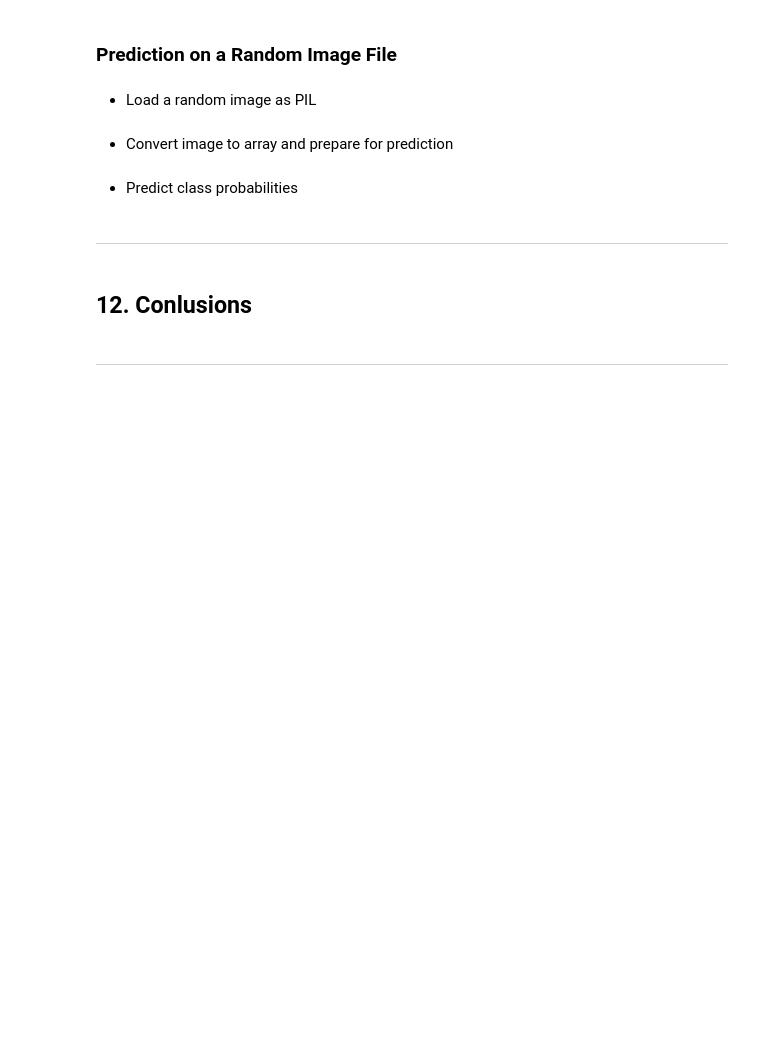
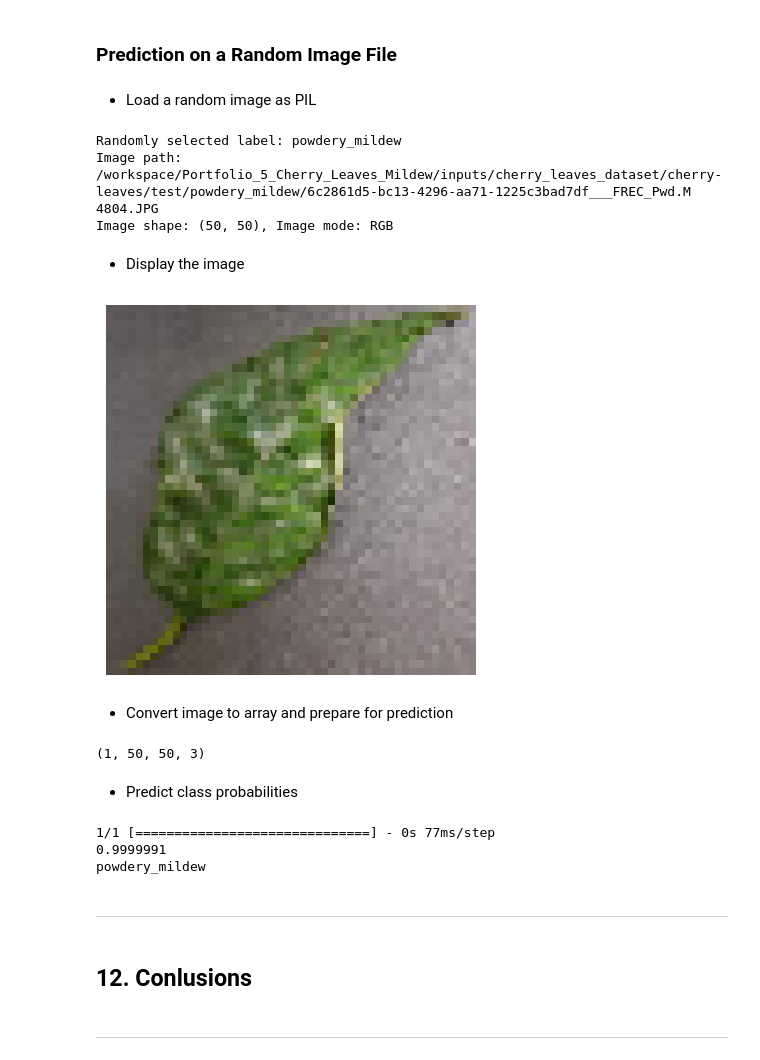
Before and after one commit to adamolnar/Portfolio_5_Cherry_Leaves_Mildew, a Jupyter notebook: jupyter_notebooks/03-DataModelling.ipynb, the cells around one changed output. Saved outputs shown, nothing was run; the diff lists cells and outputs as text; code cells hidden in the pictures; blank space fills up the shorter version.

Commit message:
Add Predition on a Random Image Files and Cocnlusions to DataModelling

```diff
--- a/jupyter_notebooks/03-DataModelling.ipynb
+++ b/jupyter_notebooks/03-DataModelling.ipynb
@@ -438,34 +509,69 @@ joblib.dump(value=evaluation ,
 ### Prediction on a Random Image File
 # %% [markdown]
 * Load a random image as PIL
-# %%
-from tensorflow.keras.preprocessing import image
-
-pointer = 66
-label = labels[0] # select Uninfected or Parasitized
-
-pil_image = image.load_img(test_dir + '/'+ label + '/'+ os.listdir(test_dir+'/'+ label)[pointer],
-                          target_size=image_shape, color_mode='rgb')
-print(f'Image shape: {pil_image.size}, Image mode: {pil_image.mode}')
-pil_image
+# %%
+import random
+from tensorflow.keras.preprocessing import image
+
+# Select a random label from the 'labels' list
+random_label = random.choice(labels)
+
+# Construct the path for the chosen label
+label_dir = os.path.join(test_dir, random_label)
+
+# Get a list of all files in the chosen label directory
+files_in_label_dir = os.listdir(label_dir)
+
+# Select a random file from the list of files
+random_file = random.choice(files_in_label_dir)
+
+# Construct the full path for the randomly selected image
+image_path = os.path.join(label_dir, random_file)
+
+# Load the image
+pil_image = image.load_img(image_path, target_size=image_shape, color_mode='rgb')
+
+print(f'Randomly selected label: {random_label}')
+print(f'Image path: {image_path}')
+print(f'Image shape: {pil_image.size}, Image mode: {pil_image.mode}')
+# %% [output]
+Randomly selected label: powdery_mildew
+Image path: /workspace/Portfolio_5_Cherry_Leaves_Mildew/inputs/cherry_leaves_dataset/cherry-leaves/test/powdery_mildew/6c2861d5-bc13-4296-aa71-1225c3bad7df___FREC_Pwd.M 4804.JPG
+Image shape: (50, 50), Image mode: RGB
+# %% [markdown]
+* Display the image
+# %%
+import matplotlib.pyplot as plt
+
+plt.imshow(pil_image)
+plt.axis('off')
+plt.show()
+# %% [output]
+[figure, added]
 # %% [markdown]
 * Convert image to array and prepare for prediction
 # %%
 my_image = image.img_to_array(pil_image)
 my_image = np.expand_dims(my_image, axis=0)/255
 print(my_image.shape)
+# %% [output]
+(1, 50, 50, 3)
 # %% [markdown]
 * Predict class probabilities
 # %%
 pred_proba = model.predict(my_image)[0,0]
 
-target_map = {v: k for k, v in train_dir.class_indices.items()}
+target_map = {v: k for k, v in train_generator.class_indices.items()}
 pred_class =  target_map[pred_proba > 0.5]
 
 if pred_class == target_map[0]: pred_proba = 1 - pred_proba
 
 print(pred_proba)
 print(pred_class)
+# %% [output]
+1/1 [==============================] - 0s 77ms/step
+0.9999991
+powdery_mildew
 # %% [markdown]
 ----
 # %% [markdown]
```
Also changed, not shown: parts of 22 cells of this notebook, 4 other files.
